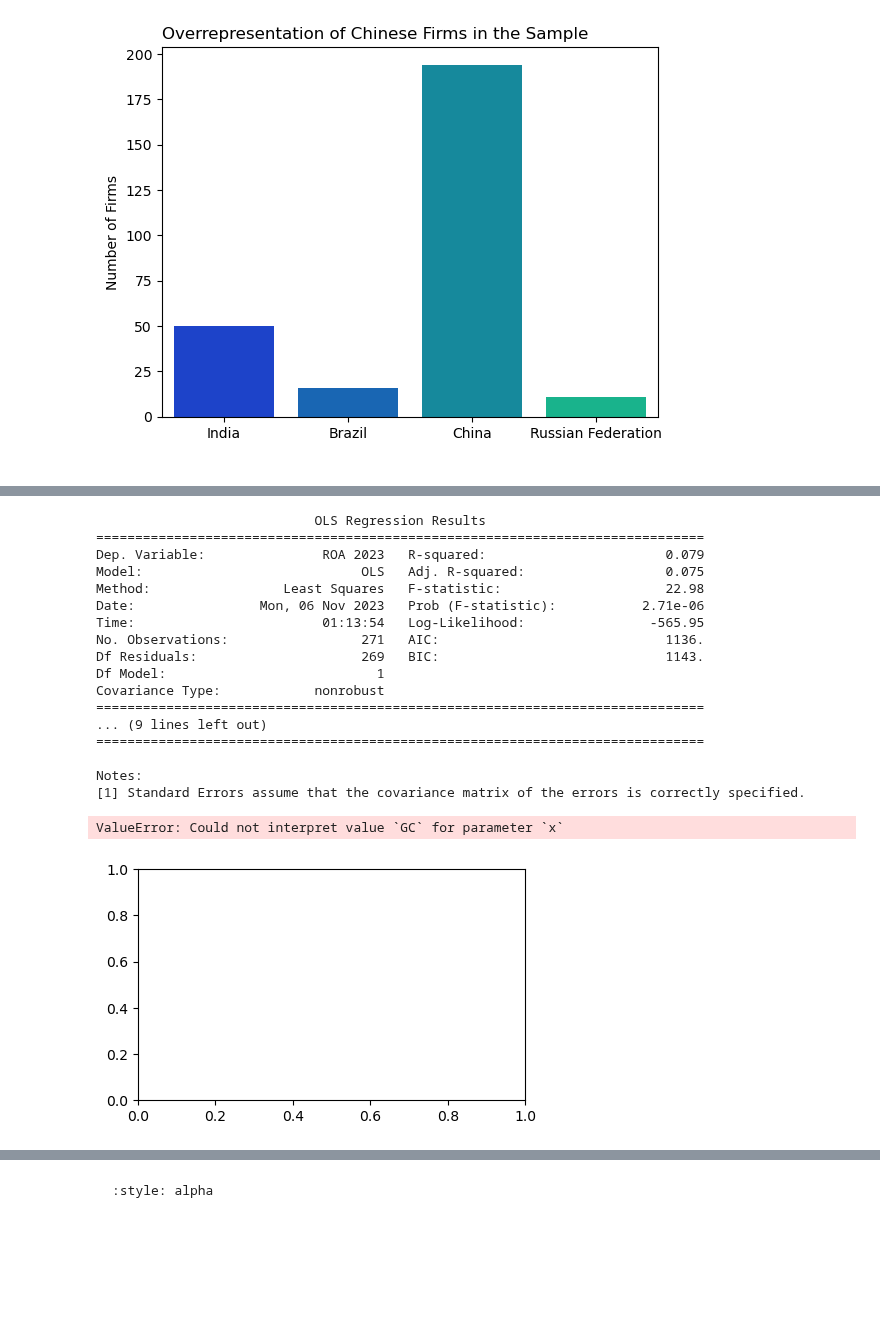
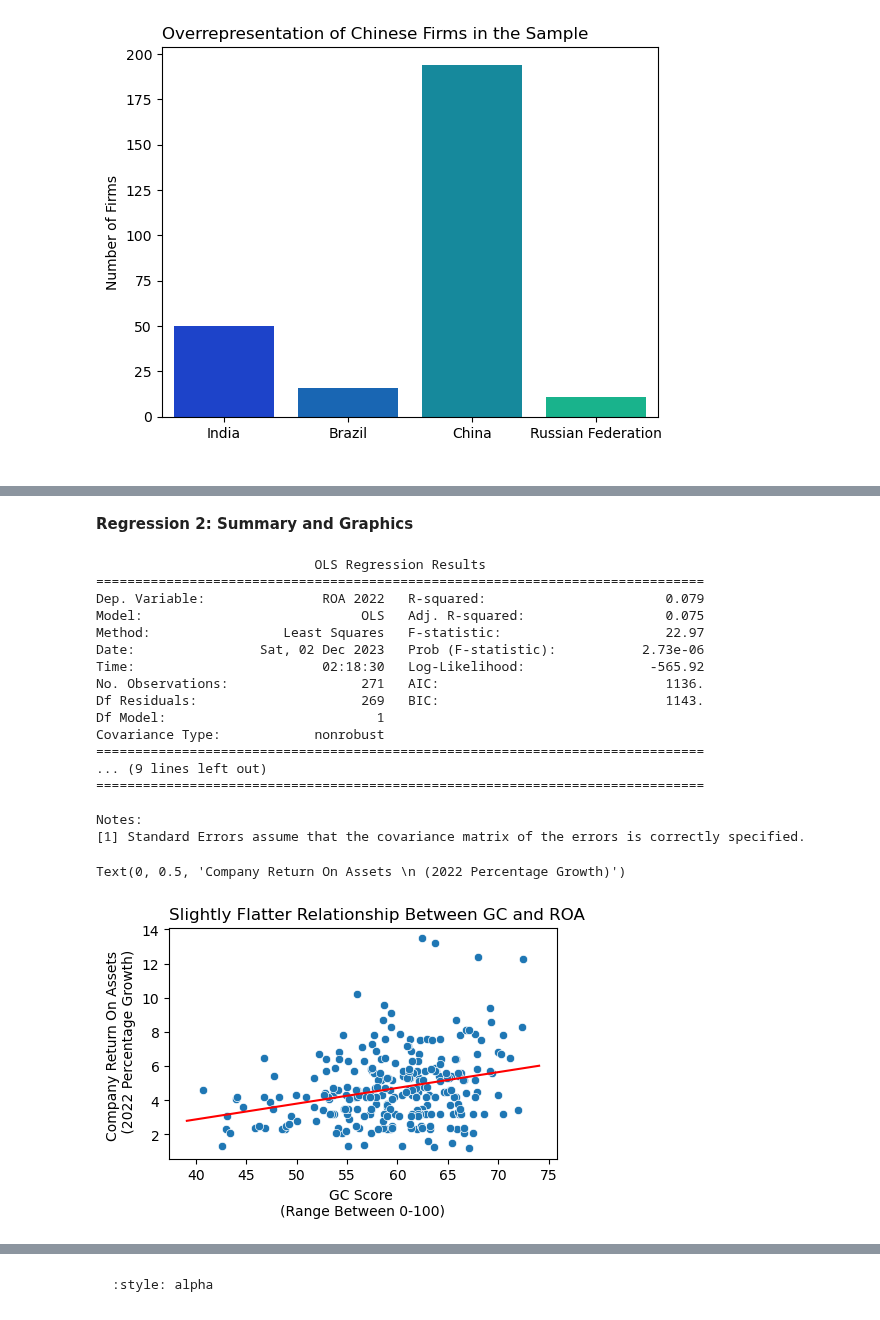
Before and after one commit to avnikadubey/as.180.369, a Jupyter notebook: contrib/avnikadubey/jupyterbook-avnikadubey/avnikadubey-paper.ipynb, the cells around one changed output, grey strips where cells are left out. Cells and saved outputs as stored; diff of their text form; code cells hidden in the pictures; blank space fills up the shorter version.

```diff
--- a/contrib/avnikadubey/jupyterbook-avnikadubey/avnikadubey-paper.ipynb
+++ b/contrib/avnikadubey/jupyterbook-avnikadubey/avnikadubey-paper.ipynb
@@ -519,6 +529,8 @@ Within this regression, the results suggest that the GC score has a statisticall
+# %% [markdown]
+**Regression 2: Summary and Graphics**
 # %%
-X = df["GC"]
-Y = df["ROA 2023"]
+X = dp["GC"]
+Y = dp["ROA 2022"]
 X_and_constant = sm.add_constant(X)
 
 OLS_result2 = sm.OLS(Y, X_and_constant)
@@ -529,11 +541,11 @@ print(result2.summary())
 # %% [output]
                             OLS Regression Results
 ==============================================================================
-Dep. Variable:               ROA 2023   R-squared:                       0.079
+Dep. Variable:               ROA 2022   R-squared:                       0.079
 Model:                            OLS   Adj. R-squared:                  0.075
-Method:                 Least Squares   F-statistic:                     22.98
-Date:                Mon, 06 Nov 2023   Prob (F-statistic):           2.71e-06
-Time:                        01:13:54   Log-Likelihood:                -565.95
+Method:                 Least Squares   F-statistic:                     22.97
+Date:                Sat, 02 Dec 2023   Prob (F-statistic):           2.73e-06
+Time:                        02:18:30   Log-Likelihood:                -565.92
 No. Observations:                 271   AIC:                             1136.
 Df Residuals:                     269   BIC:                             1143.
 Df Model:                           1
@@ -547,25 +559,25 @@ Notes:
 # %%
 #now plot the predicted line on the graph
 f, axs = plt.subplots(1, 1, figsize=(5, 3))
 
 # Step 1: create the scatter plot: str vs testscr
-sns.scatterplot(data = df, x = "GC", y = "ROA 2023", ax=axs)
+sns.scatterplot(data = dp, x = "GC", y = "ROA 2022", ax=axs)
 
 
 # Step 2: add the sample regression line
 low_x, high_x = axs.get_xlim()
 # get the value range (14-26)
 x_range = np.linspace(start = low_x, stop = high_x, num = 100)
 #get those points
 axs.plot(x_range, result2.params["const"] + result2.params["GC"] * x_range, color="red")
 #plot a line between those points and the prediction line
 
 plt.title('Slightly Flatter Relationship Between GC and ROA', loc='left')
 plt.xlabel("GC Score \n(Range Between 0-100)")
-plt.ylabel("Company Return On Assets \n 2023 Calculation")
+plt.ylabel("Company Return On Assets \n (2022 Percentage Growth)")
 # %% [output]
-ValueError: Could not interpret value `GC` for parameter `x`
+Text(0, 0.5, 'Company Return On Assets \n (2022 Percentage Growth)')
-[figure, old version]
+[figure, new version]
 # %% [markdown]
 #### Regression 3:
 
```
Also changed, not shown: parts of 44 cells of this notebook.
